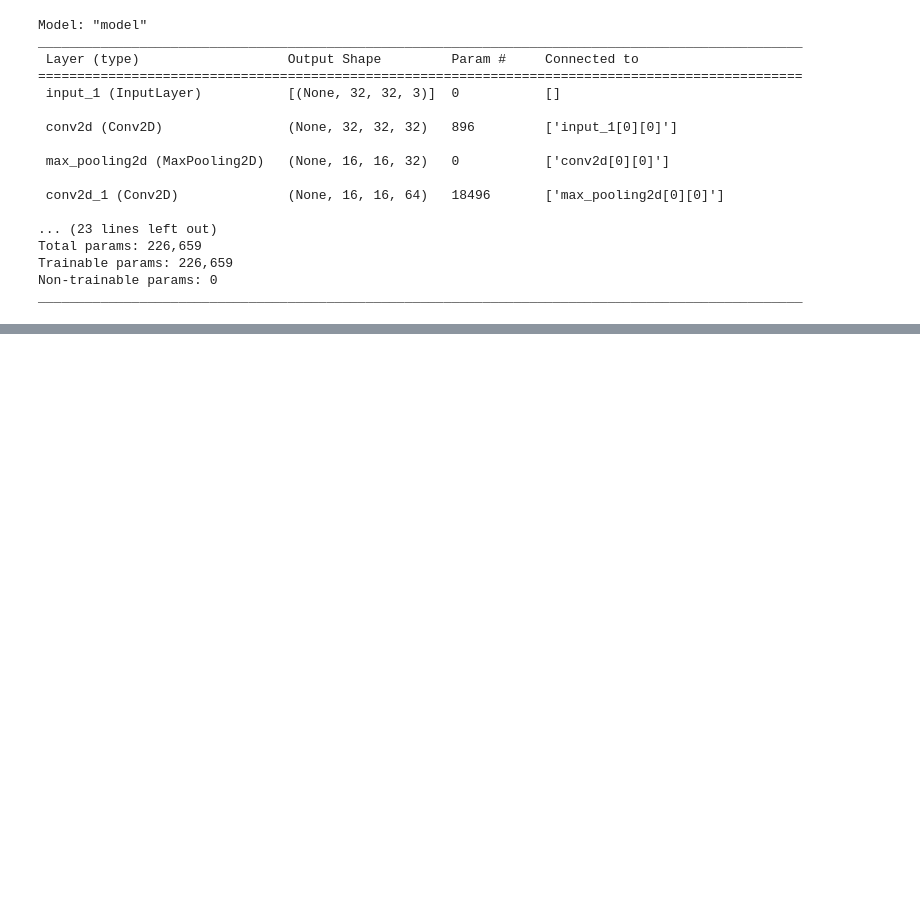
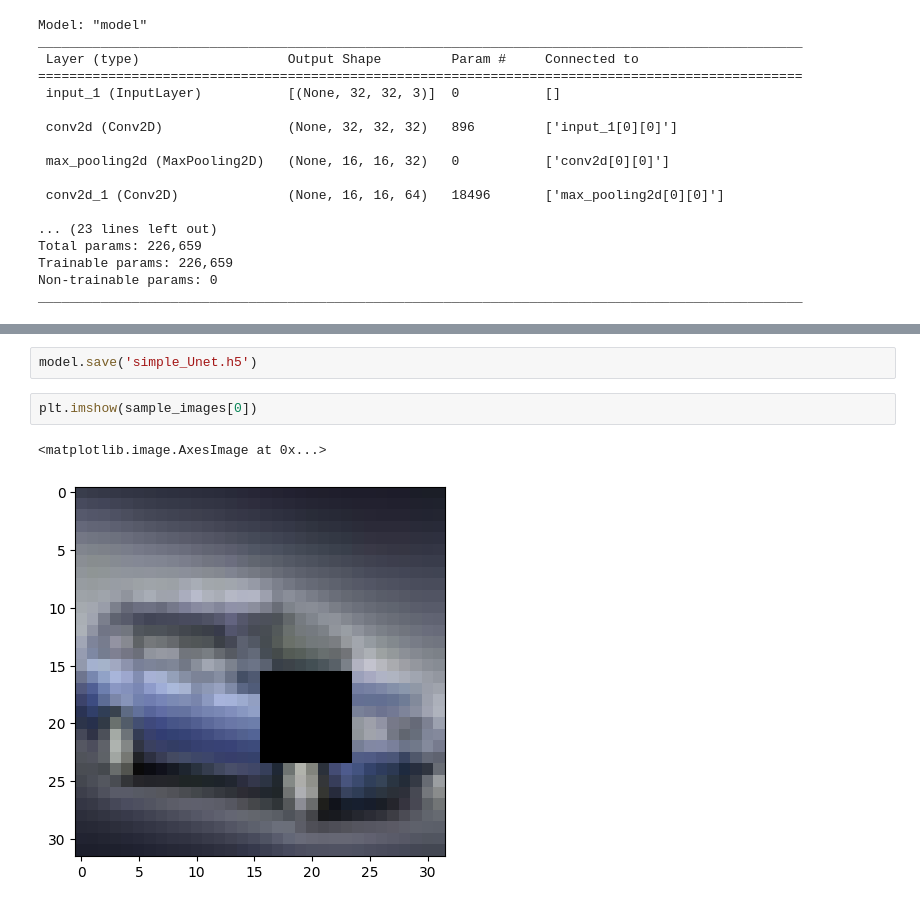
Before and after one commit to ffyycc/deep-learning-mosaic, a Jupyter notebook: decode-mosaic.ipynb, the cells around one changed output, grey strips where cells are left out. Cells and saved outputs as stored; diff of their text form; blank space fills up the shorter version.

```diff
--- a/decode-mosaic.ipynb
+++ b/decode-mosaic.ipynb
@@ -121,0 +138,7 @@ KeyboardInterrupt:
+# %%
+model.save('simple_Unet.h5')
+# %%
+plt.imshow(sample_images[0])
+# %% [output]
+<matplotlib.image.AxesImage at 0x...>
+[figure, added]
```
Also changed, not shown: parts of 3 cells of this notebook.
